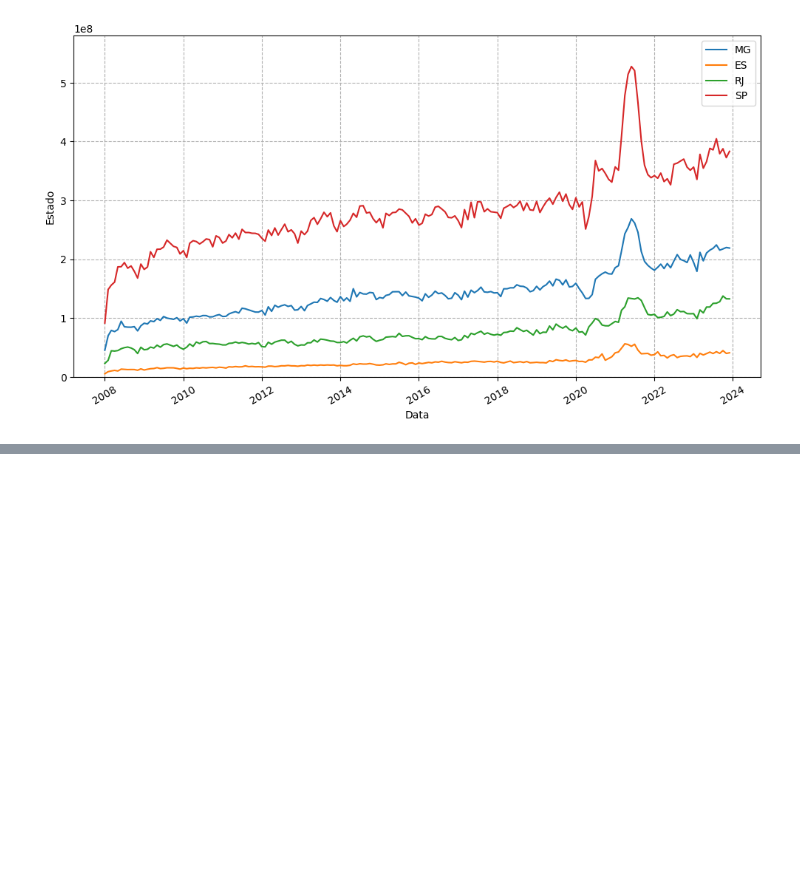
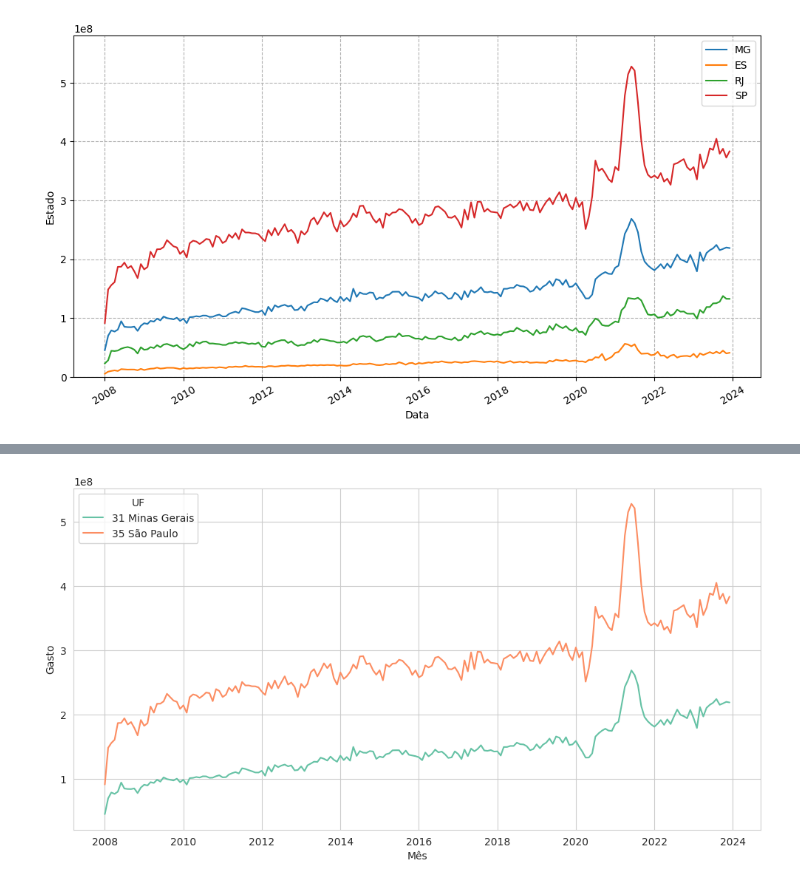
Before and after one commit to edupmon/fiap, a Jupyter notebook: pos-tech/data-analytics/fase-1/02-visualizacao-de-dados/aula-4/producao-hospitalar.ipynb, the cells around one changed output, grey strips where cells are left out. Saved outputs shown, nothing was run; the diff lists cells and outputs as text; code cells hidden in the pictures; blank space fills up the shorter version.

Commit message:
Fase 1 - DataViz - Aula 4 - Vídeo 2

```diff
--- a/pos-tech/data-analytics/fase-1/02-visualizacao-de-dados/aula-4/producao-hospitalar.ipynb
+++ b/pos-tech/data-analytics/fase-1/02-visualizacao-de-dados/aula-4/producao-hospitalar.ipynb
@@ -671,3 +671,14 @@ plt.xlabel('Data')
 plt.show()
 # %% [output]
 [figure]
+# %%
+# Melt
+
+analise_mensal_melt = analise_mensal.reset_index() \
+                      .melt(id_vars = 'index', var_name = 'UF',
+                            value_vars = analise_mensal.columns,
+                            value_name = 'Gasto') \
+                      .rename(columns = {'index': 'Mês'}) \
+                      .copy()
+
+analise_mensal_melt.head()
@@ -673,0 +709,14 @@ plt.show()
+# %%
+# Gráfico com dois estados (SP e MG)
+
+filtro_estados = ['31 Minas Gerais', '35 São Paulo']
+
+plt.figure(figsize = (12,6))
+
+with sns.axes_style("whitegrid"):
+    sns.lineplot(data = analise_mensal_melt.query('UF == @filtro_estados'),
+                 x = 'Mês', y = 'Gasto', hue = 'UF', palette = 'Set2')
+
+plt.show()
+# %% [output]
+[figure, added]
```
Also changed, not shown: parts of 2 cells of this notebook.
